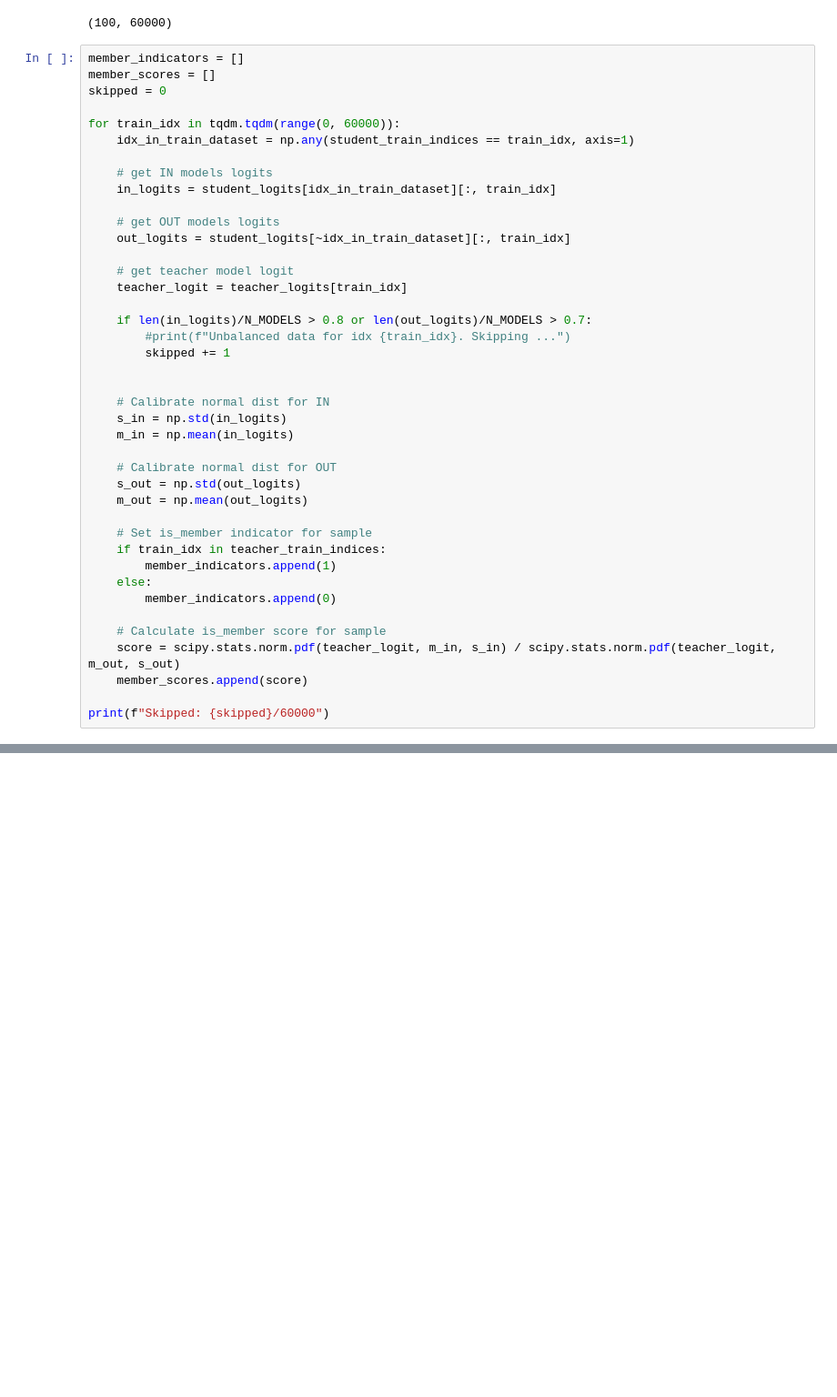
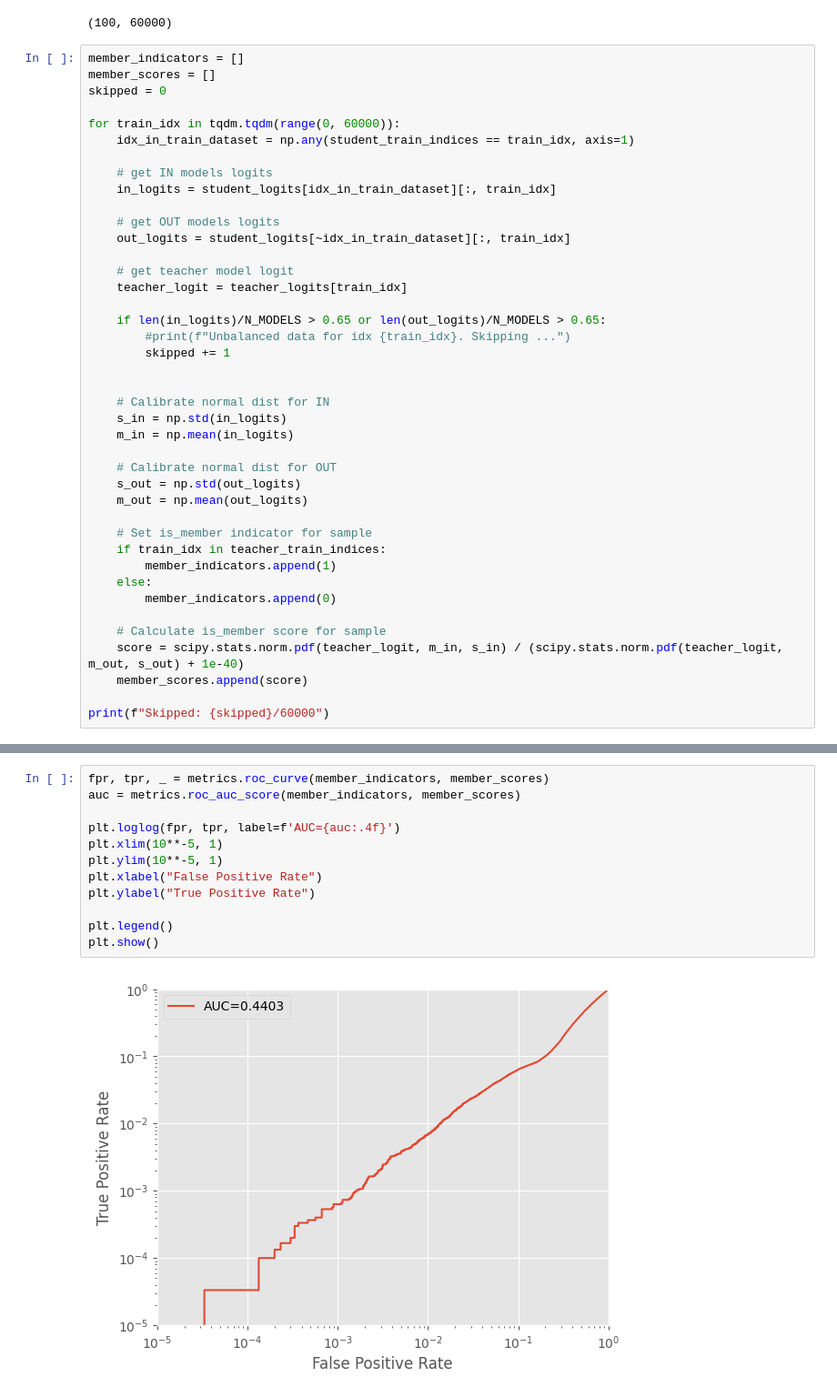
Before and after one commit to hubert-groen/ZZSN_KnowledgeDistillation, a Jupyter notebook: MIA-MLP.ipynb, the cells around one changed output, grey strips where cells are left out. Shown: that part at 91% size. Saved outputs shown, nothing was run; the diff lists cells and outputs as text; blank space fills up the shorter version.

```diff
--- a/MIA-MLP.ipynb
+++ b/MIA-MLP.ipynb
@@ -71,7 +73,7 @@ for train_idx in tqdm.tqdm(range(0, 60000)):
     # get teacher model logit
     teacher_logit = teacher_logits[train_idx]
 
-    if len(in_logits)/N_MODELS > 0.8 or len(out_logits)/N_MODELS > 0.7:
+    if len(in_logits)/N_MODELS > 0.65 or len(out_logits)/N_MODELS > 0.65:
         #print(f"Unbalanced data for idx {train_idx}. Skipping ...")
         skipped += 1
 
@@ -91,7 +93,7 @@ for train_idx in tqdm.tqdm(range(0, 60000)):
         member_indicators.append(0)
 
     # Calculate is_member score for sample
-    score = scipy.stats.norm.pdf(teacher_logit, m_in, s_in) / scipy.stats.norm.pdf(teacher_logit, m_out, s_out)
+    score = scipy.stats.norm.pdf(teacher_logit, m_in, s_in) / (scipy.stats.norm.pdf(teacher_logit, m_out, s_out) + 1e-40)
     member_scores.append(score)
 
 print(f"Skipped: {skipped}/60000")
@@ -157,0 +113,14 @@ ValueError: unknown format is not supported
+# %%
+fpr, tpr, _ = metrics.roc_curve(member_indicators, member_scores)
+auc = metrics.roc_auc_score(member_indicators, member_scores)
+
+plt.loglog(fpr, tpr, label=f'AUC={auc:.4f}')
+plt.xlim(10**-5, 1)
+plt.ylim(10**-5, 1)
+plt.xlabel("False Positive Rate")
+plt.ylabel("True Positive Rate")
+
+plt.legend()
+plt.show()
+# %% [output]
+[figure, added]
```
Also changed, not shown: parts of 5 cells of this notebook, 8 other files.
